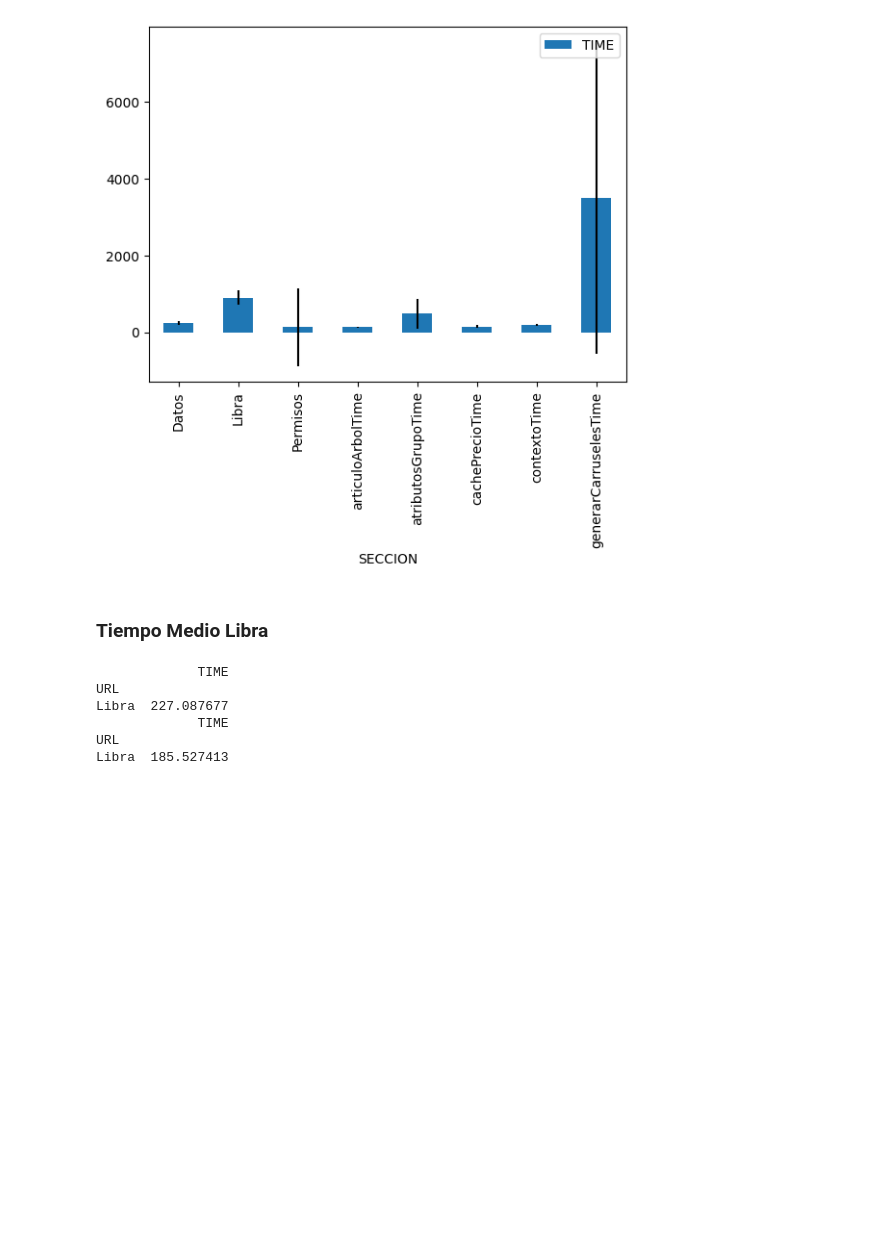
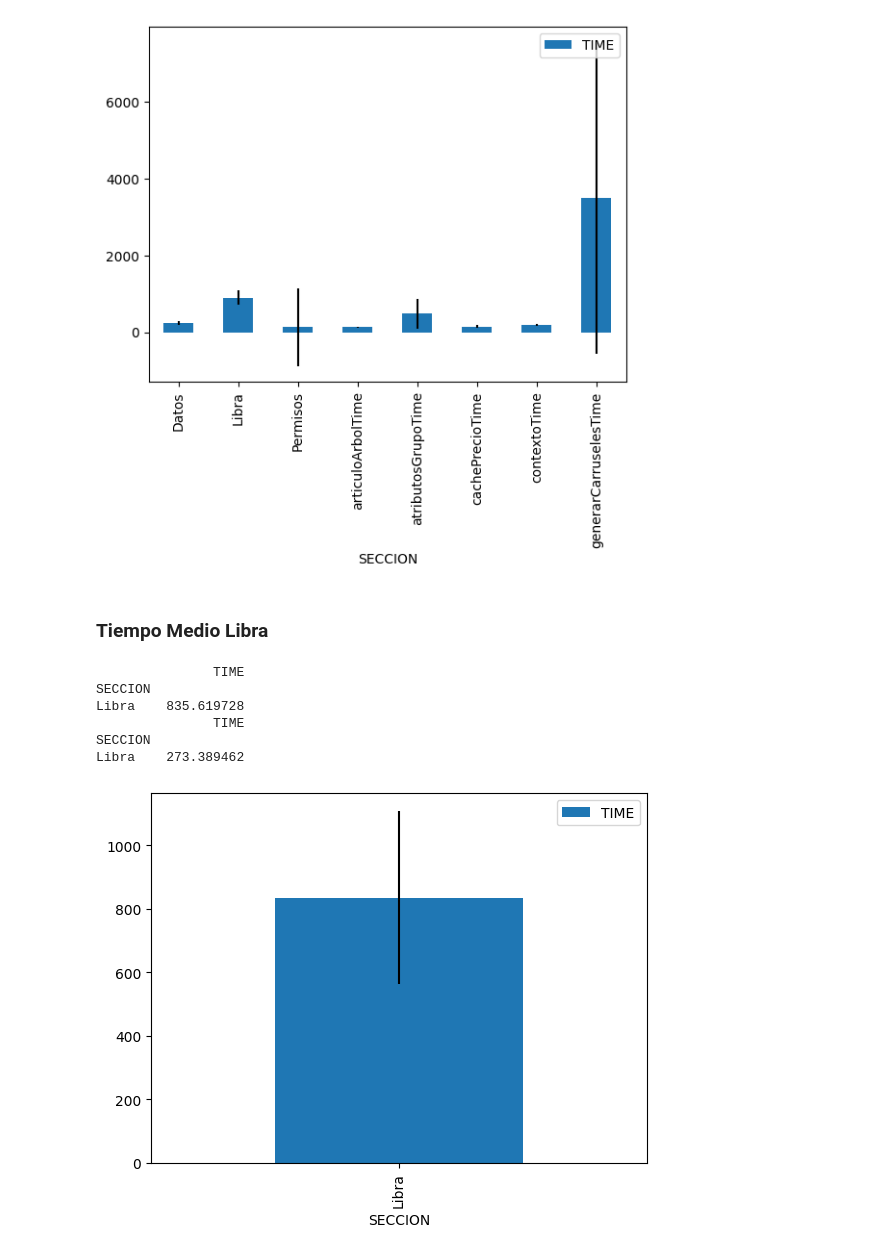
Before and after one commit to JavierBrenlla/pandas, a Jupyter notebook: rendimientosegundaversion.ipynb, the cells around one changed output. Drawn from its saved outputs; the diff is of its cells as text; code cells hidden in the pictures; blank space fills up the shorter version.

```diff
--- a/rendimientosegundaversion.ipynb
+++ b/rendimientosegundaversion.ipynb
@@ -53,6 +77,8 @@ updateCacheTime                      8.524935
 # %% [markdown]
 ### Tiempo Medio por Secciones en Grupos
 # %%
+df = df.dropna()
+
 grupo = df[df["VISTA"] == "grupo"]
 
 grupo_filtrado = grupo[(grupo["TIME"] > 100) & (grupo["SECCION"] != "Renderizado")]
@@ -60,7 +86,7 @@ grupo_filtrado = grupo[(grupo["TIME"] > 100) & (grupo["SECCION"] != "Renderizado
 grupo_filtrado.groupby("SECCION").mean().plot(kind = "bar", yerr = grupo_filtrado.groupby("SECCION").std())
 
 print(grupo_filtrado.groupby("SECCION").mean())
-print(grupo_filtrado.groupby("SECCION").std())
+print(grupo_filtrado.groupby("SECCION").std(ddof=0))
 # %% [output]
                              TIME
 SECCION
@@ -118,15 +144,18 @@ generarCarruselesTime  4049.056555
 [figure]
 # %% [markdown]
 ### Tiempo Medio Libra
-# %%
-libra = df[df["VISTA"] == "getDatosReferencia"]
-
-print(libra.groupby("URL").mean())
-print(libra.groupby("URL").std())
-# %% [output]
-             TIME
-URL
-Libra  227.087677
-             TIME
-URL
-Libra  185.527413
+# %%
+libra = df[df["SECCION"] == "Libra"].groupby("SECCION").mean()
+
+libra.plot(kind="bar", yerr=df[df["SECCION"] == "Libra"].groupby("SECCION").std())
+
+print(libra)
+print(df[df["SECCION"] == "Libra"].groupby("SECCION").std())
+# %% [output]
+               TIME
+SECCION
+Libra    835.619728
+               TIME
+SECCION
+Libra    273.389462
+[figure, added]
```
Also changed, not shown: parts of 8 cells of this notebook, 1 other file.
